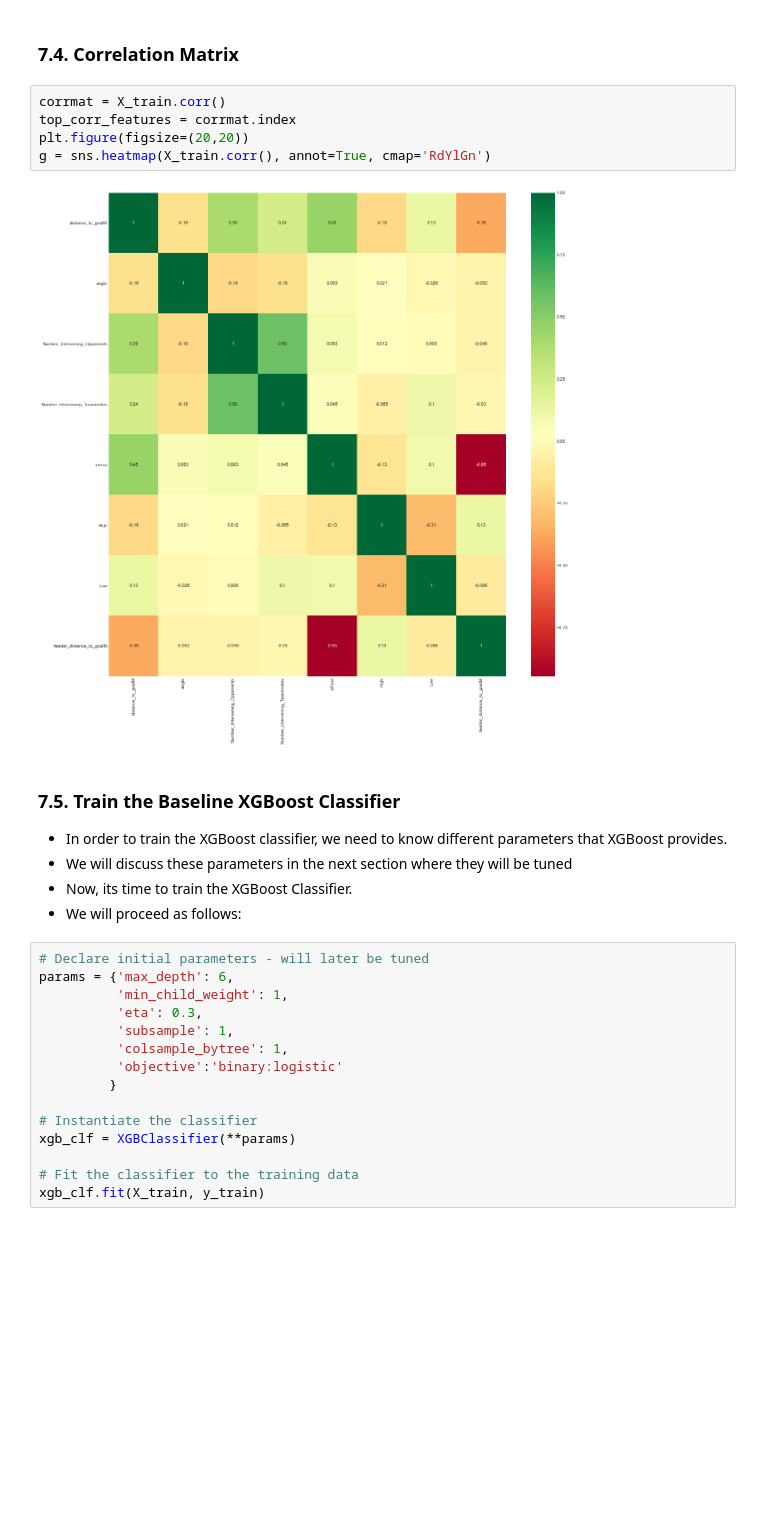
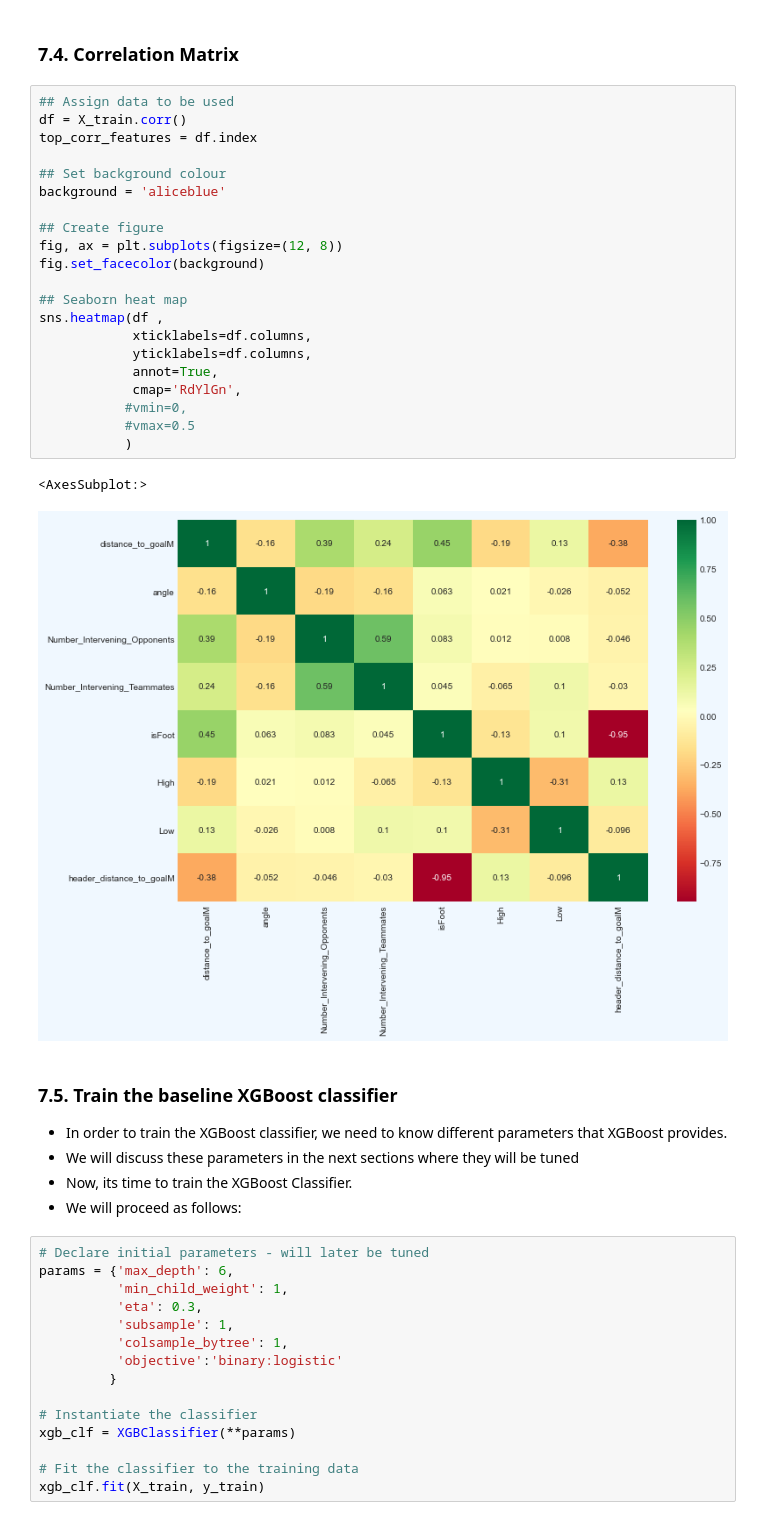
Before and after one commit to robbiejdunne/cfg_submission, a Jupyter notebook: notebooks/chance_quality_modelling/2) Gradient Boosted Chance Quality Model from Shots Data.ipynb, the cells around one changed output. Drawn from its saved outputs; the diff is of its cells as text; blank space fills up the shorter version.

```diff
--- a/notebooks/chance_quality_modelling/2) Gradient Boosted Chance Quality Model from Shots Data.ipynb
+++ b/notebooks/chance_quality_modelling/2) Gradient Boosted Chance Quality Model from Shots Data.ipynb
@@ -829,17 +1223,34 @@ data_dmatrix = xgb.DMatrix(data=X, label=y)
 X_train, X_test, y_train, y_test = train_test_split(X, y, test_size=0.3, random_state=42)
 # %% [markdown]
 ### <a id='#section7.4'>7.4. Correlation Matrix
-# %%
-corrmat = X_train.corr()
-top_corr_features = corrmat.index
-plt.figure(figsize=(20,20))
-g = sns.heatmap(X_train.corr(), annot=True, cmap='RdYlGn')
-# %% [output]
-[figure, removed]
+# %%
+## Assign data to be used
+df = X_train.corr()
+top_corr_features = df.index
+
+## Set background colour
+background = 'aliceblue'
+
+## Create figure
+fig, ax = plt.subplots(figsize=(12, 8))
+fig.set_facecolor(background)
+
+## Seaborn heat map
+sns.heatmap(df ,
+            xticklabels=df.columns,
+            yticklabels=df.columns,
+            annot=True,
+            cmap='RdYlGn',
+           #vmin=0,
+           #vmax=0.5
+           )
+# %% [output]
+<AxesSubplot:>
+[figure, added]
 # %% [markdown]
-### <a id='#section7.5'>7.5. Train the Baseline XGBoost Classifier
+### <a id='#section7.5'>7.5. Train the baseline XGBoost classifier
 *    In order to train the XGBoost classifier, we need to know different parameters that XGBoost provides.
-*    We will discuss these parameters in the next section where they will be tuned
+*    We will discuss these parameters in the next sections where they will be tuned
 *    Now, its time to train the XGBoost Classifier.
 *    We will proceed as follows:
 # %%
```
Also changed, not shown: parts of 122 cells of this notebook.
